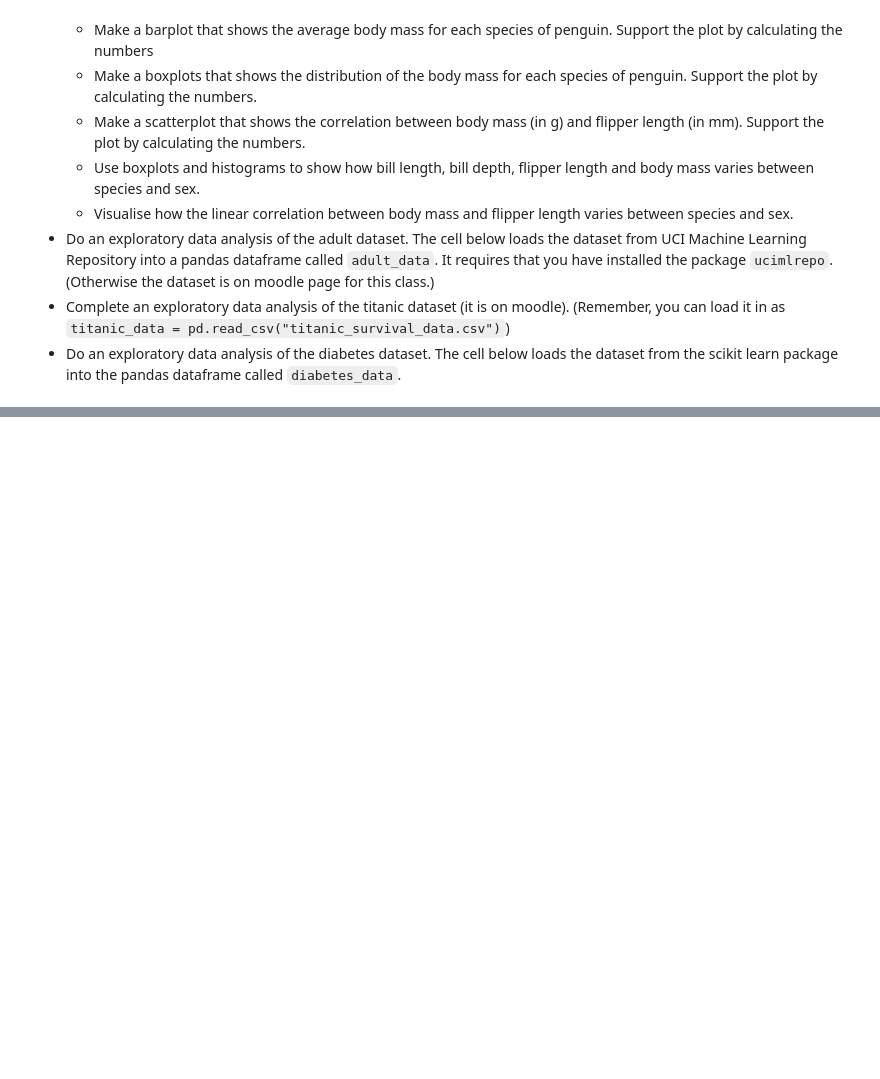
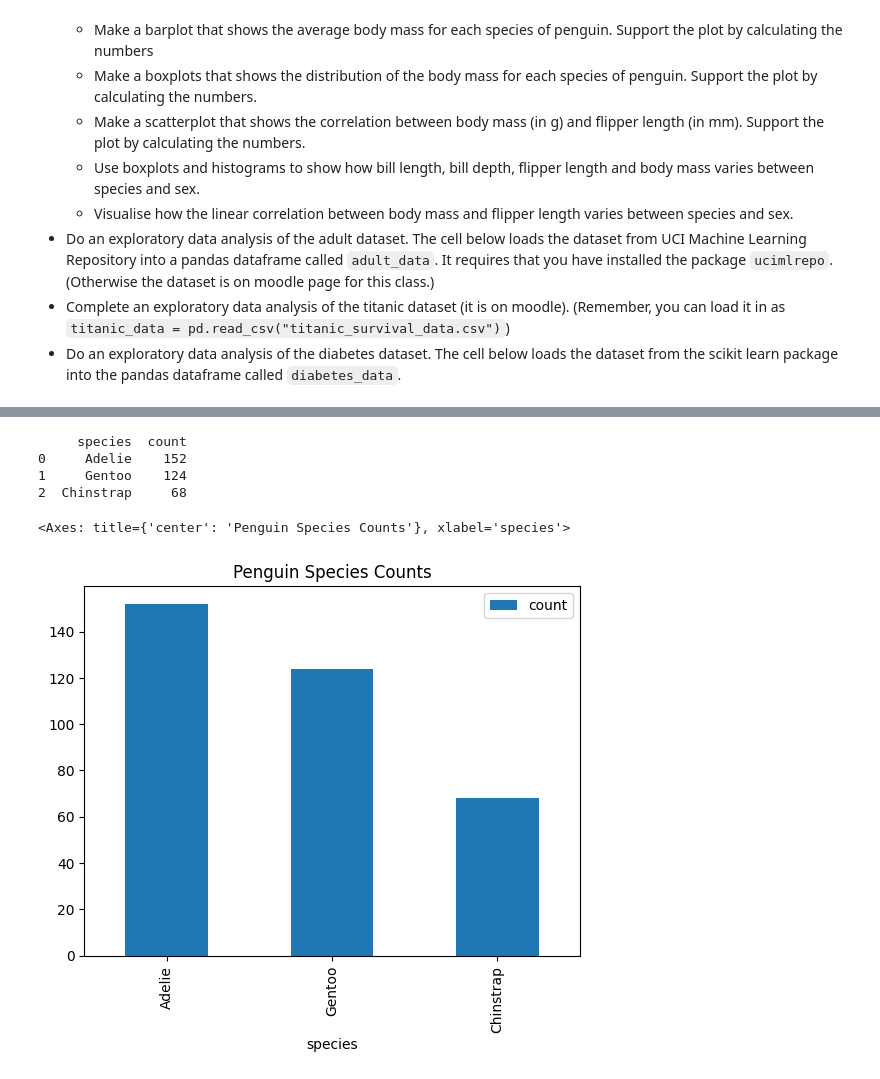
Before and after one commit to X1las/DaT, a Jupyter notebook: exercises.ipynb, the cells around one changed output, grey strips where cells are left out. Drawn from its saved outputs; the diff is of its cells as text; code cells hidden in the pictures; blank space fills up the shorter version.

```diff
--- a/exercises.ipynb
+++ b/exercises.ipynb
@@ -153,0 +167,4 @@ File: "Exercises in DT and EDA"
+# %%
+penguins_data = sns.load_dataset("penguins")
+
+penguins_data.head()
@@ -153,0 +178,13 @@ File: "Exercises in DT and EDA"
+# %%
+penguin_species = penguins_data["species"].unique()
+penguin_species_counts = penguins_data["species"].value_counts().reset_index()
+
+print(penguin_species_counts)
+penguin_species_counts.plot(x="species", y="count", kind="bar", title="Penguin Species Counts")
+# %% [output]
+     species  count
+0     Adelie    152
+1     Gentoo    124
+2  Chinstrap     68
+<Axes: title={'center': 'Penguin Species Counts'}, xlabel='species'>
+[figure, added]
```
Also changed, not shown: parts of 30 cells of this notebook, 2 other files.
